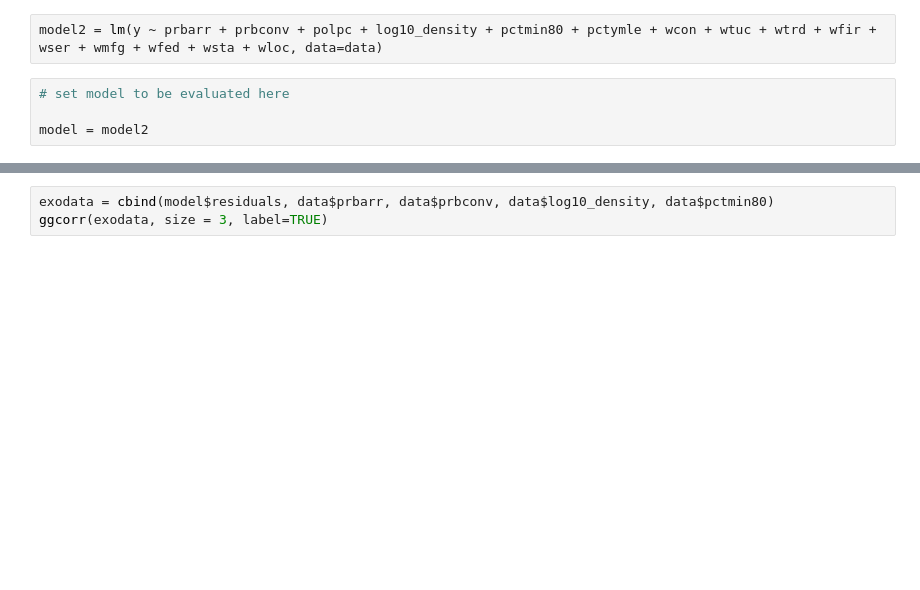
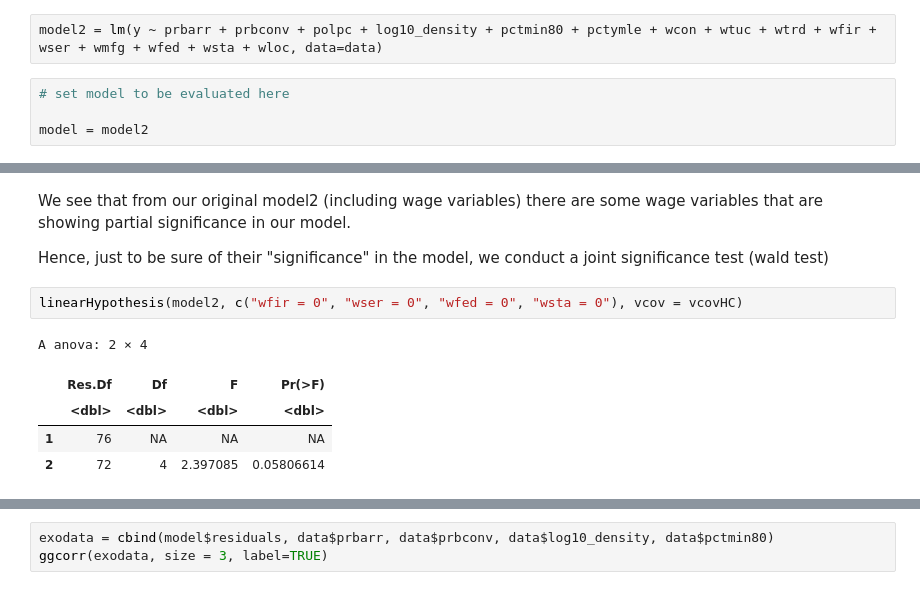
Before and after one commit to abhisha1991/w203_lab3, a Jupyter notebook: w203_lab3.ipynb, the cells around one changed output, grey strips where cells are left out. Cells and saved outputs as stored; diff of their text form; blank space fills up the shorter version.

```diff
--- a/w203_lab3.ipynb
+++ b/w203_lab3.ipynb
@@ -646,0 +602,12 @@ F-statistic: 26.98 on 15 and 72 DF,  p-value: < 2.2e-16
+# %% [markdown]
+We see that from our original model2 (including wage variables) there are some wage variables that are showing partial significance in our model.
+
+Hence, just to be sure of their "significance" in the model, we conduct a joint significance test (wald test)
+# %%
+linearHypothesis(model2, c("wfir = 0", "wser = 0", "wfed = 0", "wsta = 0"), vcov = vcovHC)
+# %% [output]
+A anova: 2 × 4
+|  | Res.Df | Df | F | Pr(>F) |
+|  | <dbl> | <dbl> | <dbl> | <dbl> |
+| 1 | 76 | NA | NA | NA |
+| 2 | 72 | 4 | 2.397085 | 0.05806614 |
```
Also changed, not shown: parts of 43 cells of this notebook, 1 other file.
